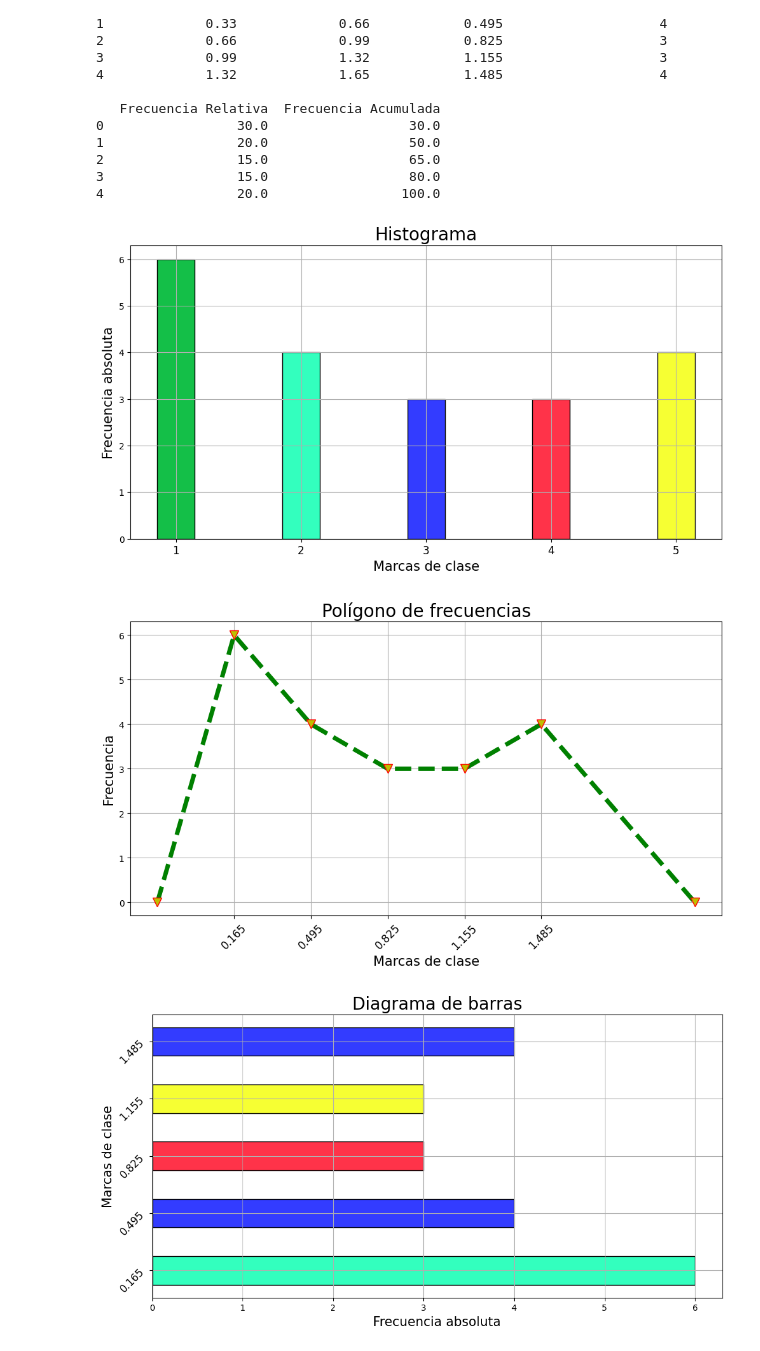
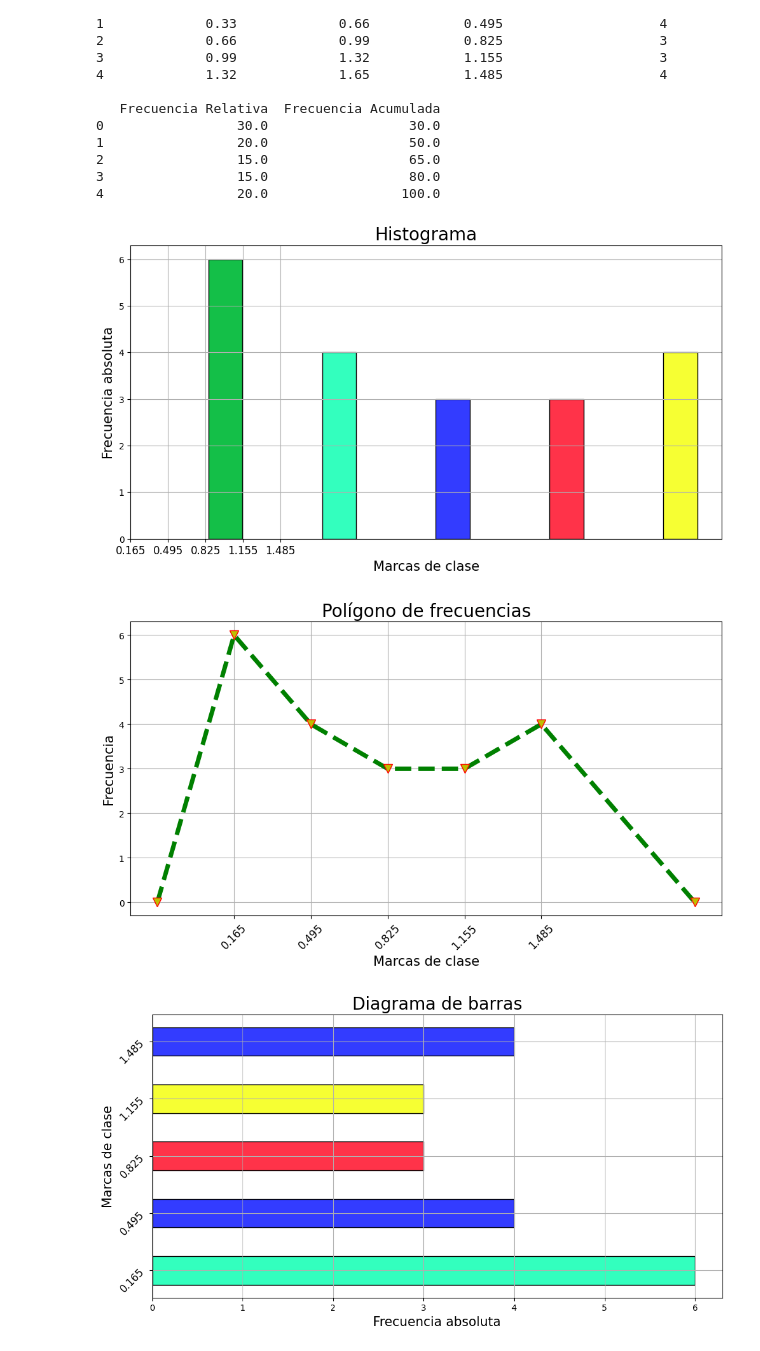
Before and after one commit to imac22/Frecuencias, a Jupyter notebook: numeros.ipynb, the cells around one changed output. Drawn from its saved outputs; the diff is of its cells as text; code cells hidden in the pictures.

```diff
--- a/numeros.ipynb
+++ b/numeros.ipynb
@@ -48,16 +48,14 @@ Marcas de Clase: [0.165, 0.495, 0.825, 1.155, 1.485]
 3                 15.0                  80.0
 4                 20.0                 100.0
 # %%
-
 clases = [1, 2, 3, 4, 5]
-marcas_texto = [0.165, 0.495, 0.825, 1.155, 1.485]
-histograma = ca.plot_hist(clases, freq_absoluta, marcas_texto)
-poligono = me.plot_poligono(clases, freq_absoluta,marcas_texto)
-barras = pa.plot_barras(clases, freq_absoluta,marcas_texto)
-ojiva = at.plot_ojiva(clases, frecuencia_acumulada, marcas_texto)
-pastel = re.plot_pie(freq_relativa,marcas_texto)
+histograma = ca.plot_hist(clases, freq_absoluta, mrks)
+poligono = me.plot_poligono(clases, freq_absoluta,mrks)
+barras = pa.plot_barras(clases, freq_absoluta,mrks)
+ojiva = at.plot_ojiva(clases, frecuencia_acumulada, mrks)
+pastel = re.plot_pie(freq_relativa,mrks)
 # %% [output]
-[figure, old version]
+[figure, new version]
 [figure]
 [figure]
 [figure]
```
Also changed, not shown: 1 other file.
